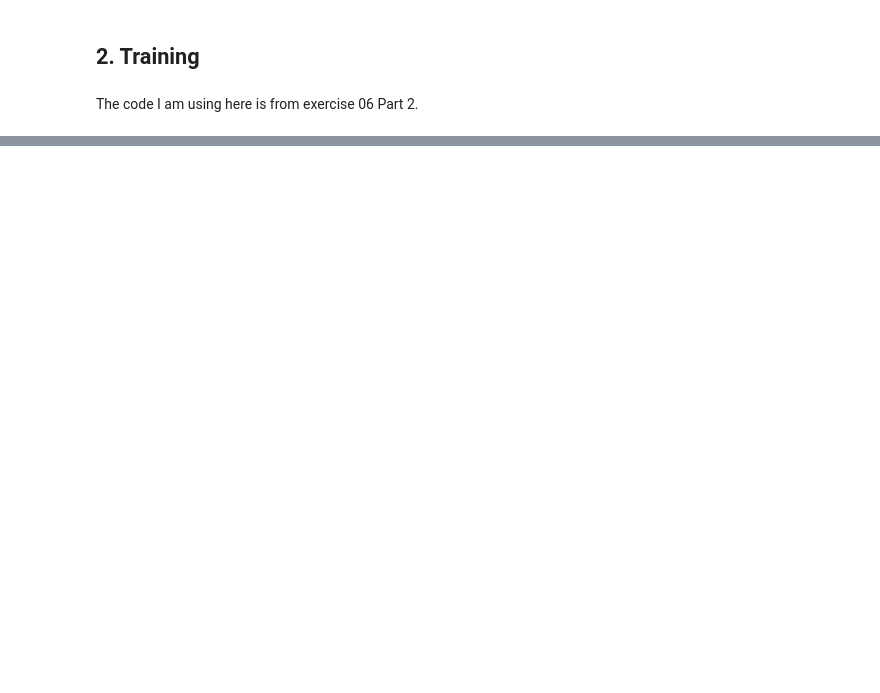
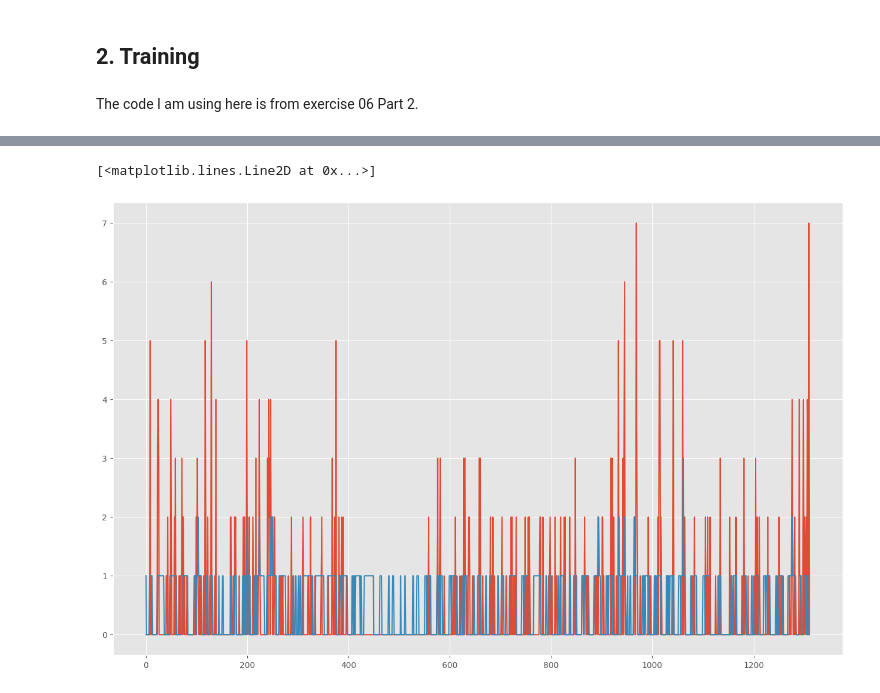
Before and after one commit to hrapek/mbml-us-accidents, a Jupyter notebook: ca_poisson_regression.ipynb, the cells around one changed output, grey strips where cells are left out. Drawn from its saved outputs; the diff is of its cells as text; code cells hidden in the pictures; blank space fills up the shorter version.

```diff
--- a/ca_poisson_regression.ipynb
+++ b/ca_poisson_regression.ipynb
@@ -391,0 +411,6 @@ plt.plot(preds)
+# %%
+plt.plot(y_test)
+plt.plot(np.round(preds, decimals=0))
+# %% [output]
+[<matplotlib.lines.Line2D at 0x...>]
+[figure, added]
```
Also changed, not shown: parts of 13 cells of this notebook.
